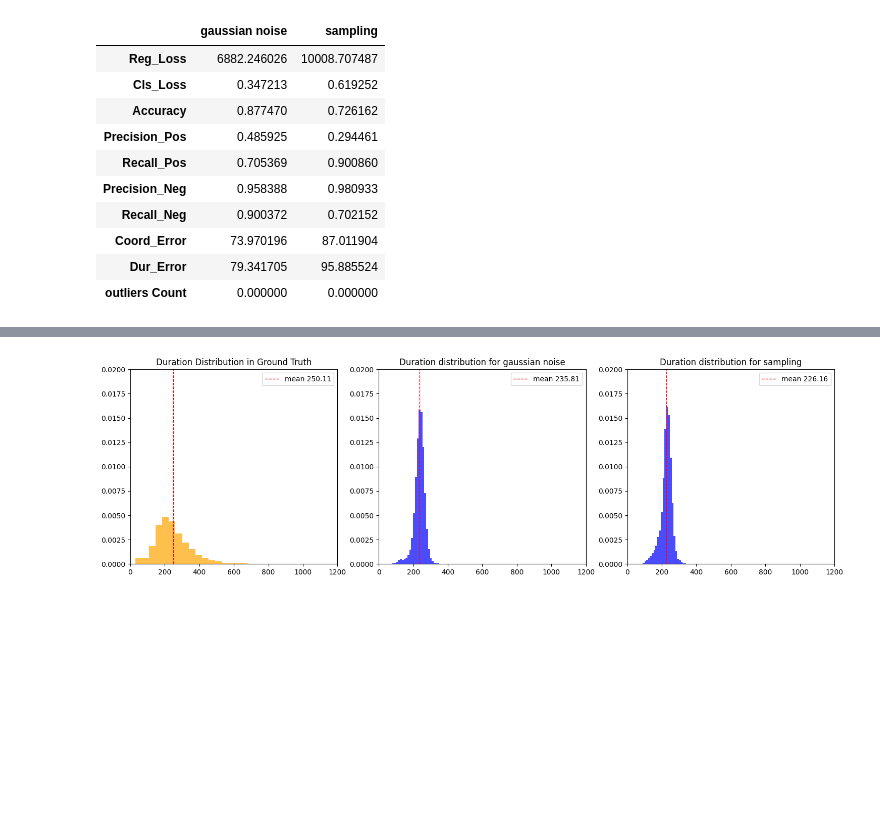
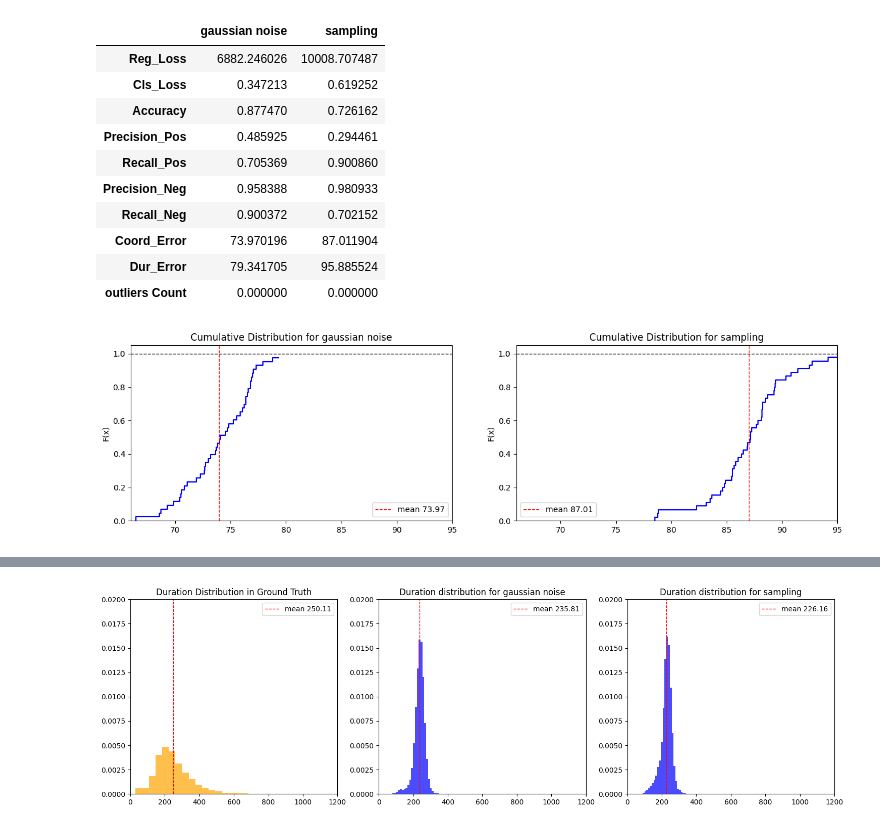
Before and after one commit to Leo00010011/From-Noisy-Eye-Tracking-To-Scanpath, a Jupyter notebook: src/notebooks/eval.ipynb, the cells around one changed output, grey strips where cells are left out. Saved outputs shown, nothing was run; the diff lists cells and outputs as text; code cells hidden in the pictures; blank space fills up the shorter version.

```diff
--- a/src/notebooks/eval.ipynb
+++ b/src/notebooks/eval.ipynb
@@ -338,6 +338,8 @@ dur_error_list = []
 all_model_x_list = []
 all_model_y_list = []
 all_model_reg_list = []
+all_coordinate_error = []
+all_duration_error = []
 for model in input_outputs:
     acc_acum = 0
     cls_loss_acum = 0
@@ -349,6 +351,8 @@ for model in input_outputs:
     coord_error_acum = 0
     duration_error_acum = 0
     outliers_accum = 0
+    all_batch_reg_error = []
+    all_batch_duration_error = []
     reg_results = []
     y_results = []
     x_results = []
@@ -371,12 +375,16 @@ for model in input_outputs:
         rec_neg_acum += recall(cls_out, y_mask, cls_targets, cls = 0)
         coord_error, dur_error = eval_reg(reg_out, y, y_mask)
         coord_error_acum += coord_error
+        all_batch_reg_error.append(coord_error)
         duration_error_acum += dur_error
+        all_batch_duration_error.append(dur_error)
         outliers_accum += outliers_count
         reg_results += batch_to_list(reg_out, fixation_len)
         y_results += batch_to_list(y, fixation_len)
         x_results += batch_to_list(x)
         count += 1
+    all_coordinate_error.append(all_batch_reg_error)
+    all_duration_error.append(all_batch_duration_error)
     outliers_list.append(outliers_accum)
     acc_list.append(acc_acum/count)
     reg_loss_list.append(reg_loss_acum/count)
@@ -421,3 +429,25 @@ metrics_df
 | Coord_Error | 73.970196 | 87.011904 |
 | Dur_Error | 79.341705 | 95.885524 |
 | outliers Count | 0.000000 | 0.000000 |
+# %%
+fig, axis = plt.subplots(1, 2, figsize=(16, 4))
+
+for i in range(len(all_coordinate_error)):
+    data = all_coordinate_error[i]
+    # Quick ECDF alternative inside your loop:
+    sorted_data = np.sort(data)
+    y_values = np.arange(len(sorted_data)) / float(len(sorted_data))
+    axis[i].step(sorted_data, y_values, color='blue')
+    axis[i].set_title(f'Cumulative Distribution for {input_outputs[i]["model_name"]}')
+    axis[i].set_xlim(66, 95)
+    axis[i].set_ylim(0, 1.05) # CDF always ranges from 0 to 1
+
+    axis[i].axvline(np.mean(data), color='red', linestyle='dashed',
+                    linewidth=1, label=f'mean {np.mean(data):.2f}')
+    axis[i].axhline(1, color='black', linestyle='dashed', linewidth=1)
+    axis[i].set_ylabel('F(x)')
+    axis[i].legend()
+
+plt.show()
+# %% [output]
+[figure, added]
```
Also changed, not shown: parts of 3 cells of this notebook, 1 other file.
